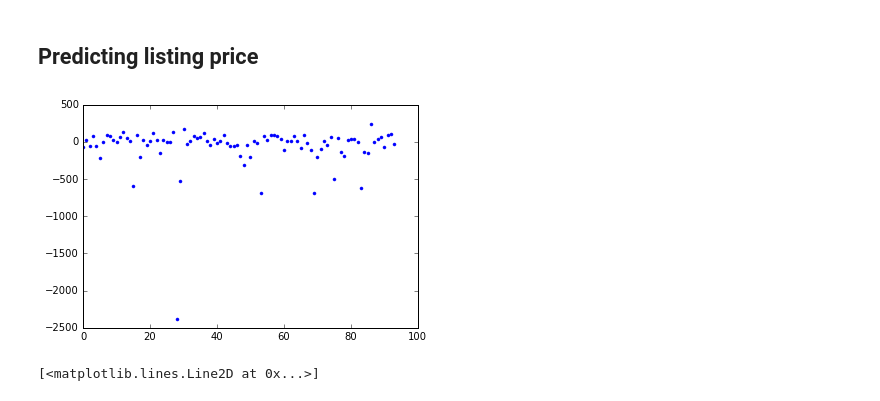
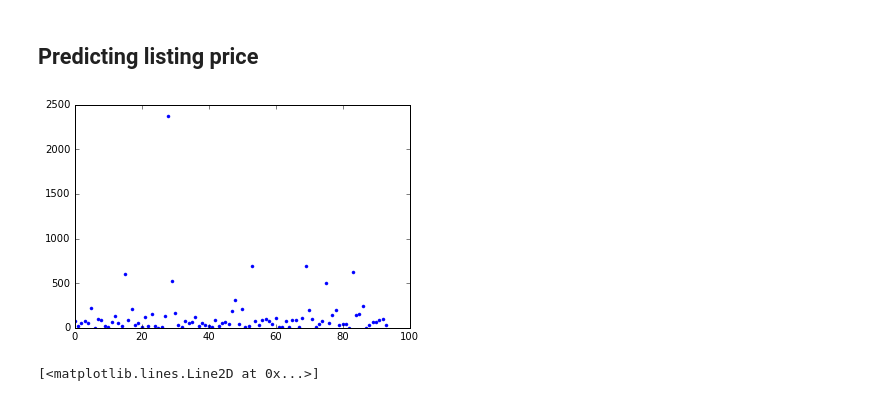
Before and after one commit to myazdani/applied-math-for-ML, a Jupyter notebook: 3-data-as-a-matrix.ipynb, the cells around one changed output. Saved outputs shown, nothing was run; the diff lists cells and outputs as text; code cells hidden in the pictures.

```diff
--- a/3-data-as-a-matrix.ipynb
+++ b/3-data-as-a-matrix.ipynb
@@ -261,14 +324,14 @@ plt.hist(np.log10(cond_nums), bins=100);
 # %%
 y = np.array(df_clean.price)
 A = np.array(df_clean.iloc[:,:-1])
 
 weights = np.dot(np.linalg.pinv(A),np.log10(y))
 
 y_hat = np.dot(A,weights)
 
-plt.plot(range(y_hat.shape[0]), 10**y_hat - y, '.');
+plt.plot(range(y_hat.shape[0]), np.abs(10**y_hat - y), '.');
 # %% [output]
-[figure, old version]
+[figure, new version]
 # %%
 A_mini = A[np.abs(10**y_hat - y) < 100,:]
 y_mini = y[np.abs(10**y_hat - y) < 100]
```
Also changed, not shown: parts of 38 cells of this notebook.
